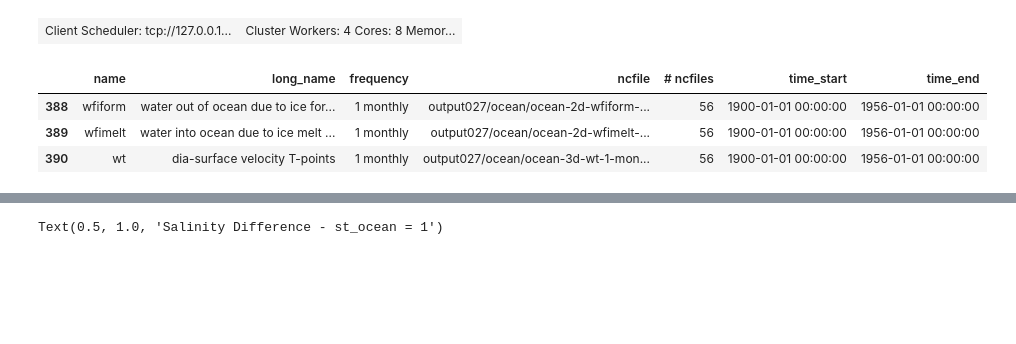
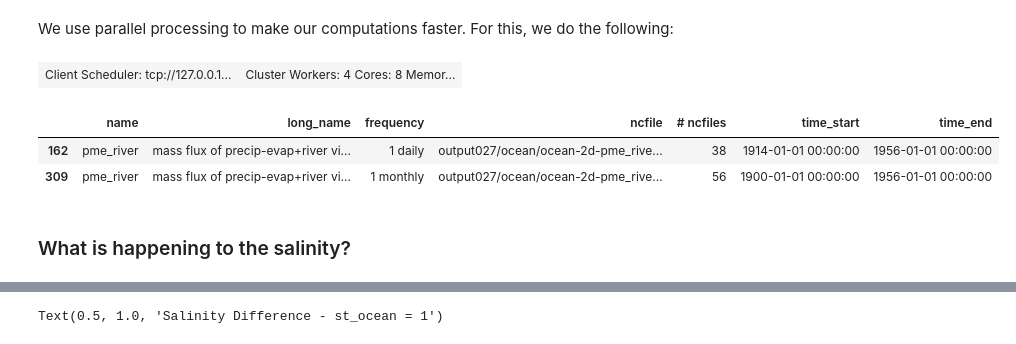
Before and after one commit to dhruvbhagtani/Ryan_No_Stress, a Jupyter notebook: Salinity_Diagnosis.ipynb, the cells around one changed output, grey strips where cells are left out. Cells and saved outputs as stored; diff of their text form; code cells hidden in the pictures; blank space fills up the shorter version.

```diff
--- a/Salinity_Diagnosis.ipynb
+++ b/Salinity_Diagnosis.ipynb
@@ -25,6 +33,8 @@ from mpl_toolkits.mplot3d import axes3d
 matplotlib.rcParams['mathtext.fontset'] = 'stix'
 matplotlib.rcParams['font.family'] = 'STIXGeneral'
 matplotlib.rcParams['lines.linewidth'] = 2.0
+# %% [markdown]
+We use parallel processing to make our computations faster. For this, we do the following:
 # %%
 from dask.distributed import Client
 client = Client()
@@ -40,10 +50,12 @@ session = cc.database.create_session(db)
 expt = ['025deg_jra55_ryf_nostress_cont','025deg_jra55_ryf_nostress']
 names = {'025deg_jra55_ryf_nostress_cont':'Control','025deg_jra55_ryf_nostress':'No Stress'}
 # %%
+#Searching variables
 vars_025deg = cc.querying.get_variables(session, experiment= expt[1])
-vars_025deg[vars_025deg['name'].str.lower().str.match('w')]
+vars_025deg[vars_025deg['name'].str.lower().str.match('pme_river')]
 # %% [output]
 |  | name | long_name | frequency | ncfile | # ncfiles | time_start | time_end |
-| 388 | wfiform | water out of ocean due to ice for... | 1 monthly | output027/ocean/ocean-2d-wfiform-... | 56 | 1900-01-01 00:00:00 | 1956-01-01 00:00:00 |
-| 389 | wfimelt | water into ocean due to ice melt ... | 1 monthly | output027/ocean/ocean-2d-wfimelt-... | 56 | 1900-01-01 00:00:00 | 1956-01-01 00:00:00 |
-| 390 | wt | dia-surface velocity T-points | 1 monthly | output027/ocean/ocean-3d-wt-1-mon... | 56 | 1900-01-01 00:00:00 | 1956-01-01 00:00:00 |
+| 162 | pme_river | mass flux of precip-evap+river vi... | 1 daily | output027/ocean/ocean-2d-pme_rive... | 38 | 1914-01-01 00:00:00 | 1956-01-01 00:00:00 |
+| 309 | pme_river | mass flux of precip-evap+river vi... | 1 monthly | output027/ocean/ocean-2d-pme_rive... | 56 | 1900-01-01 00:00:00 | 1956-01-01 00:00:00 |
+# %% [markdown]
+### What is happening to the salinity?
```
Also changed, not shown: parts of 61 cells of this notebook.
